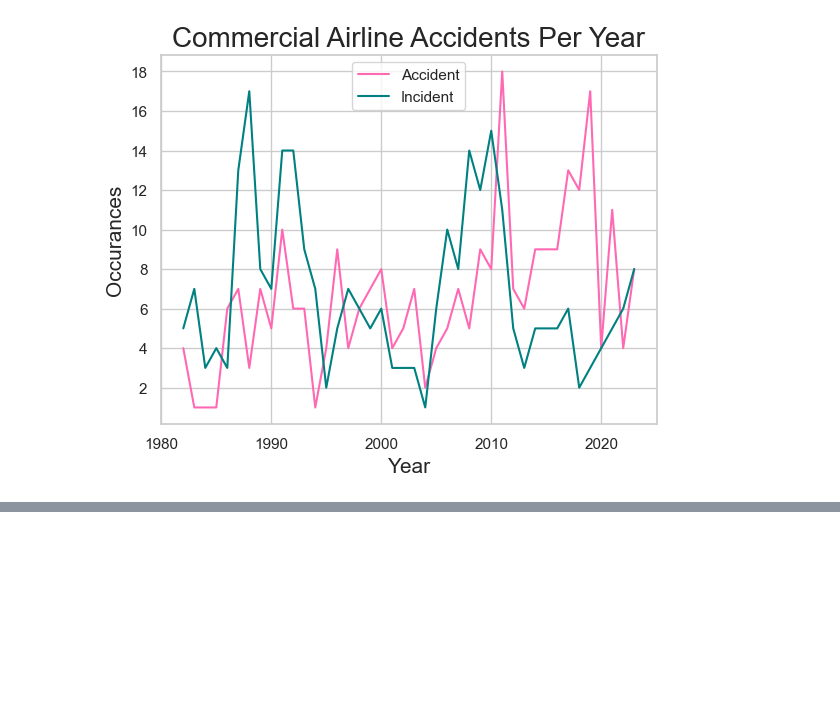
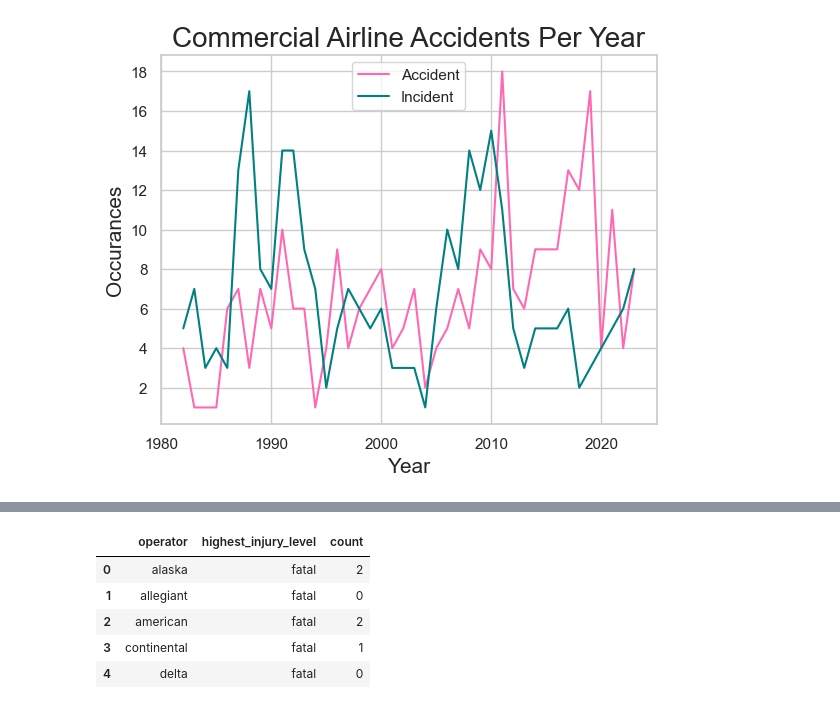
Before and after one commit to FragariaChemist/airline_safety, a Jupyter notebook: jupyter_notebooks/04_data_exploration_through_vis_kh.ipynb, the cells around one changed output, grey strips where cells are left out. Saved outputs shown, nothing was run; the diff lists cells and outputs as text; code cells hidden in the pictures; blank space fills up the shorter version.

```diff
--- a/05_data_viz.ipynb
+++ b/jupyter_notebooks/04_data_exploration_through_vis_kh.ipynb
@@ -121,0 +159,9 @@ plt.savefig('../airline_safety/plot_images/acc_and_inc_per_year.png', dpi = 192)
+# %%
+injuries_df_melted.head()
+# %% [output]
+|  | operator | highest_injury_level | count |
+| 0 | alaska | fatal | 2 |
+| 1 | allegiant | fatal | 0 |
+| 2 | american | fatal | 2 |
+| 3 | continental | fatal | 1 |
+| 4 | delta | fatal | 0 |
```
Also changed, not shown: parts of 13 cells of this notebook, 12 other files.
